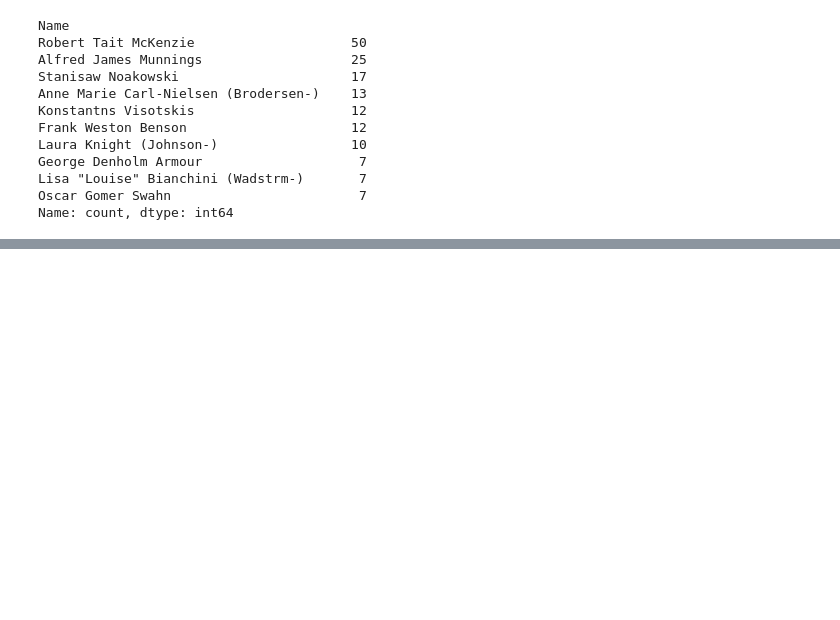
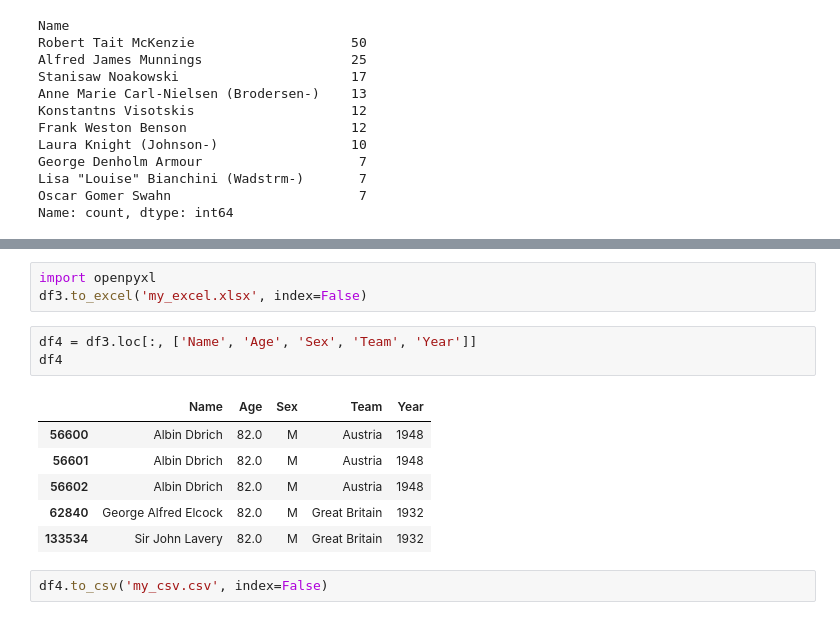
Before and after one commit to fredrikkron/python_training, a Jupyter notebook: pandas/pandas_training.ipynb, the cells around one changed output, grey strips where cells are left out. Cells and saved outputs as stored; diff of their text form; blank space fills up the shorter version.

```diff
--- a/pandas/pandas_training.ipynb
+++ b/pandas/pandas_training.ipynb
@@ -183,0 +216,15 @@ Name: count, dtype: int64
+# %%
+import openpyxl
+df3.to_excel('my_excel.xlsx', index=False)
+# %%
+df4 = df3.loc[:, ['Name', 'Age', 'Sex', 'Team', 'Year']]
+df4
+# %% [output]
+|  | Name | Age | Sex | Team | Year |
+| 56600 | Albin Dbrich | 82.0 | M | Austria | 1948 |
+| 56601 | Albin Dbrich | 82.0 | M | Austria | 1948 |
+| 56602 | Albin Dbrich | 82.0 | M | Austria | 1948 |
+| 62840 | George Alfred Elcock | 82.0 | M | Great Britain | 1932 |
+| 133534 | Sir John Lavery | 82.0 | M | Great Britain | 1932 |
+# %%
+df4.to_csv('my_csv.csv', index=False)
```
Also changed, not shown: parts of 5 cells of this notebook, 2 other files.
